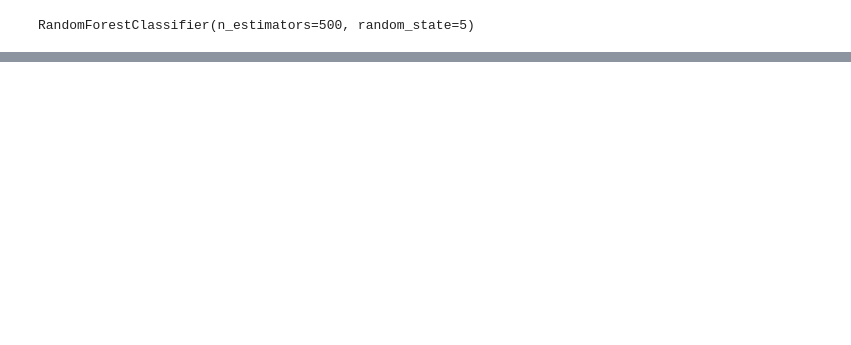
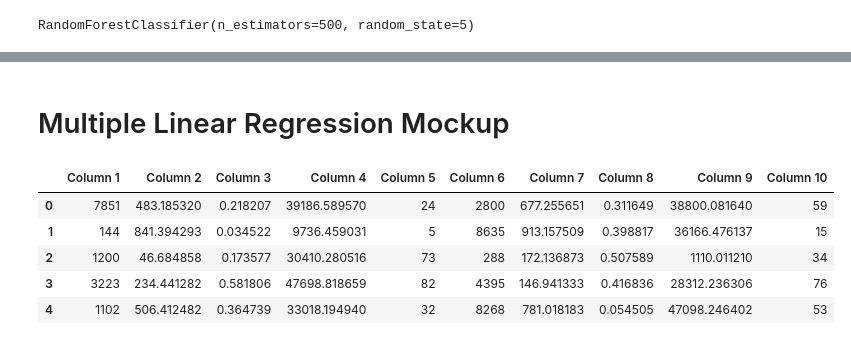
Before and after one commit to MDaily7/Life-Expectancy-In-the-US, a Jupyter notebook: Machine Learning Model/Model Design and Testing/Provisional Machine Learning Model.ipynb, the cells around one changed output, grey strips where cells are left out. Saved outputs shown, nothing was run; the diff lists cells and outputs as text; code cells hidden in the pictures; blank space fills up the shorter version.

Commit message:
updated provisional machine learning model with linear regression example

```diff
--- a/Machine Learning Model/Model Design and Testing/Provisional Machine Learning Model.ipynb
+++ b/Machine Learning Model/Model Design and Testing/Provisional Machine Learning Model.ipynb
@@ -151 +157,30 @@ Treatment         3
 Name: Predictions, dtype: int64
+# %% [markdown]
+# Multiple Linear Regression Mockup
+# %%
+# Create Random Data and place into Df
+# Create Random Data
+col_1 = np.random.randint(0, 10001, (501,1), dtype='int64')
+col_2 = np.random.rand(501,1)*1000
+col_3= np.random.rand(501,1)
+col_4= np.random.rand(501,1)*50000
+col_5 = np.random.randint(0, 86, (501,1), dtype='int64')
+col_6 = np.random.randint(0, 10001, (501,1), dtype='int64')
+col_7 = np.random.rand(501,1)*1000
+col_8= np.random.rand(501,1)
+col_9= np.random.rand(501,1)*50000
+col_10 = np.random.randint(1, 100, (501,1), dtype='int64')
+data = [col_1, col_2, col_3, col_4, col_5, col_6, col_7, col_8, col_9, col_10]
+columns = ['Column 1', 'Column 2', 'Column 3', 'Column 4', 'Column 5', 'Column 6', 'Column 7', 'Column 8', 'Column 9', 'Column 10']
+# Create Random Data df
+lm_df=pd.DataFrame(index=list(range(0,501)))
+for i in list(range(0,10)):
+    lm_df[columns[i]]=data[i]
+lm_df.head()
+# %% [output]
+|  | Column 1 | Column 2 | Column 3 | Column 4 | Column 5 | Column 6 | Column 7 | Column 8 | Column 9 | Column 10 |
+| 0 | 7851 | 483.185320 | 0.218207 | 39186.589570 | 24 | 2800 | 677.255651 | 0.311649 | 38800.081640 | 59 |
+| 1 | 144 | 841.394293 | 0.034522 | 9736.459031 | 5 | 8635 | 913.157509 | 0.398817 | 36166.476137 | 15 |
+| 2 | 1200 | 46.684858 | 0.173577 | 30410.280516 | 73 | 288 | 172.136873 | 0.507589 | 1110.011210 | 34 |
+| 3 | 3223 | 234.441282 | 0.581806 | 47698.818659 | 82 | 4395 | 146.941333 | 0.416836 | 28312.236306 | 76 |
+| 4 | 1102 | 506.412482 | 0.364739 | 33018.194940 | 32 | 8268 | 781.018183 | 0.054505 | 47098.246402 | 53 |
```
Also changed, not shown: parts of 17 cells of this notebook.
